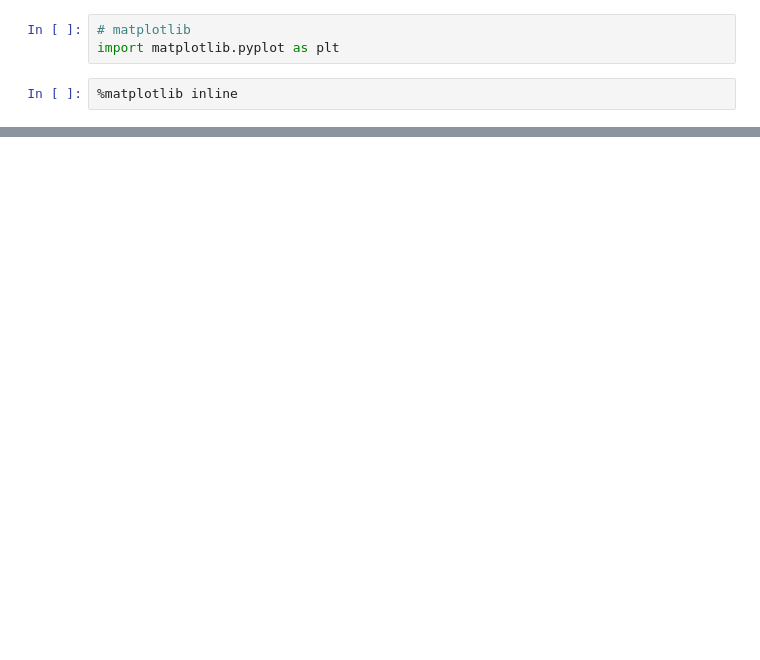
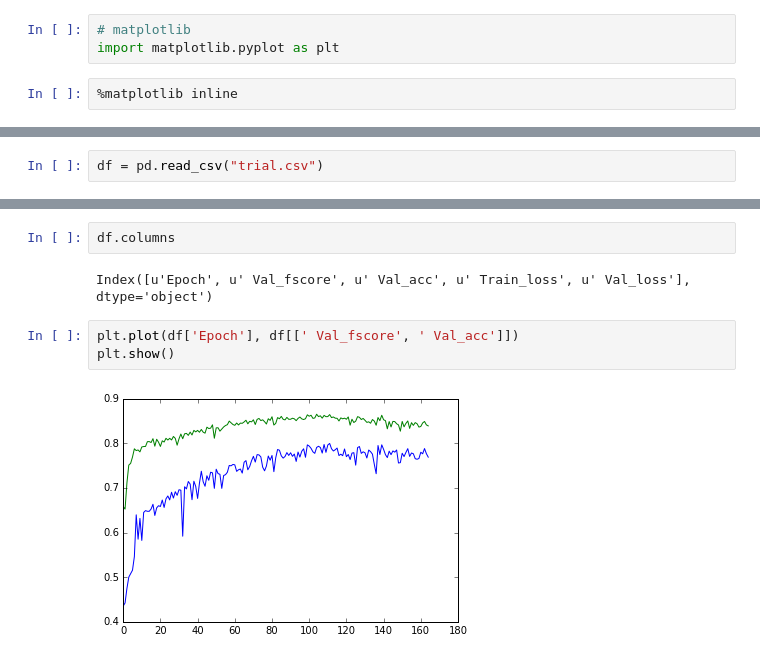
Before and after one commit to ChelovekHe/ild-cnn, a Jupyter notebook: notebooks/ResultPlotting.ipynb, the cells around one changed output, grey strips where cells are left out. Saved outputs shown, nothing was run; the diff lists cells and outputs as text; blank space fills up the shorter version.

```diff
--- a/notebooks/ResultPlotting.ipynb
+++ b/notebooks/ResultPlotting.ipynb
@@ -174,0 +53,2 @@ plt.plot()
+# %%
+df = pd.read_csv("trial.csv")
@@ -174,0 +64,9 @@ plt.plot()
+# %%
+df.columns
+# %% [output]
+Index([u'Epoch', u' Val_fscore', u' Val_acc', u' Train_loss', u' Val_loss'], dtype='object')
+# %%
+plt.plot(df['Epoch'], df[[' Val_fscore', ' Val_acc']])
+plt.show()
+# %% [output]
+[figure, added]
```
Also changed, not shown: parts of 28 cells of this notebook.
